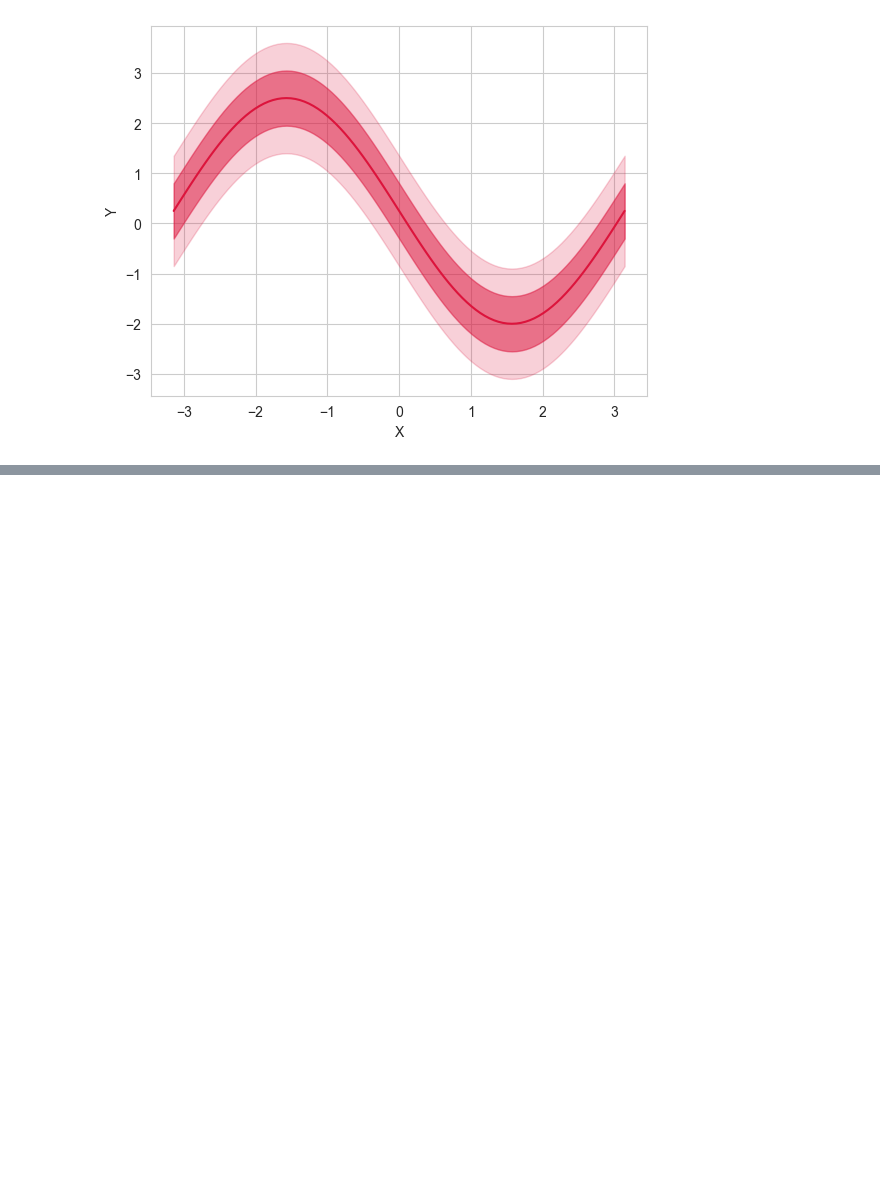
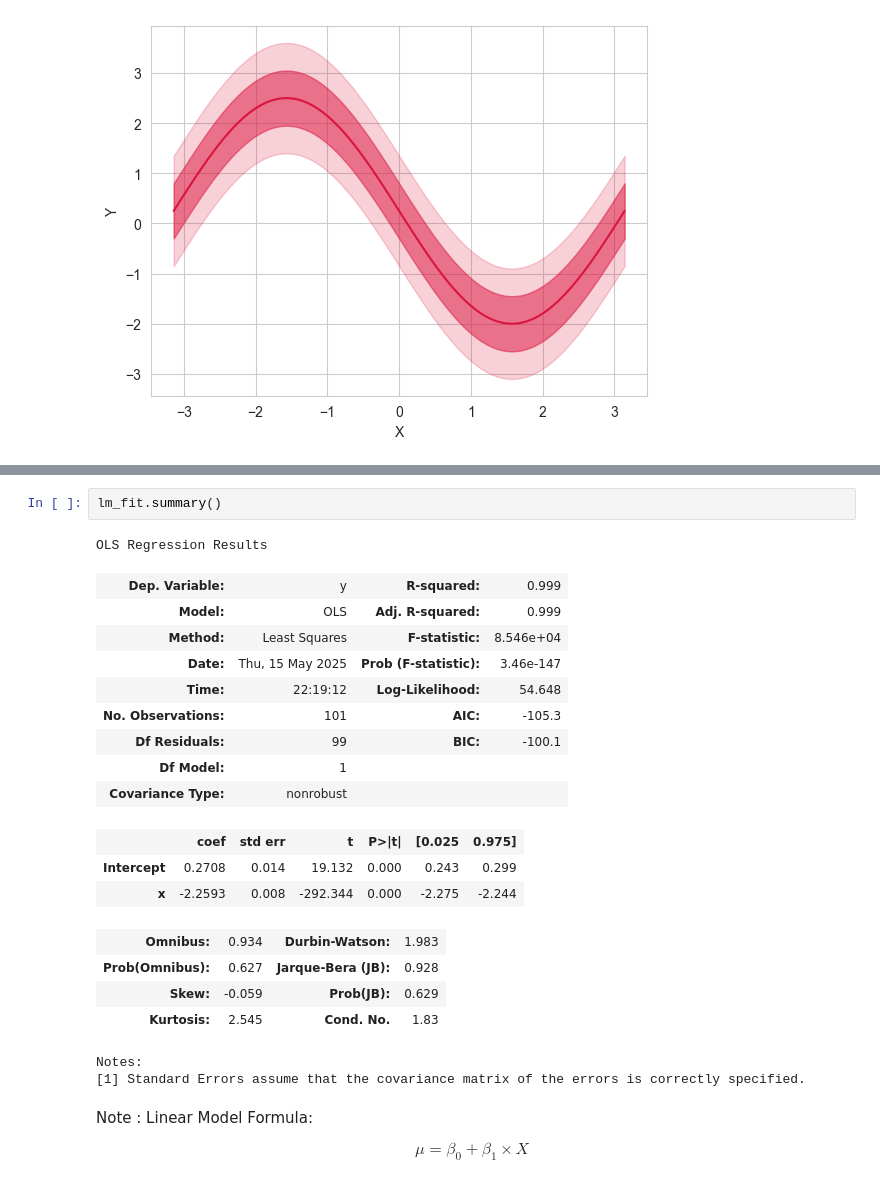
Before and after one commit to gmkumar1988/Data-Analytics-Projects, a Jupyter notebook: Linear_Model_Finance_Mastercard.ipynb, the cells around one changed output, grey strips where cells are left out. Drawn from its saved outputs; the diff is of its cells as text; blank space fills up the shorter version.

```diff
--- a/Linear_Model_Finance_Mastercard.ipynb
+++ b/Linear_Model_Finance_Mastercard.ipynb
@@ -356,0 +457,27 @@ plt.show()
+# %%
+lm_fit.summary()
+# %% [output]
+OLS Regression Results
+| Dep. Variable: | y | R-squared: | 0.999 |
+| Model: | OLS | Adj. R-squared: | 0.999 |
+| Method: | Least Squares | F-statistic: | 8.546e+04 |
+| Date: | Thu, 15 May 2025 | Prob (F-statistic): | 3.46e-147 |
+| Time: | 22:19:12 | Log-Likelihood: | 54.648 |
+| No. Observations: | 101 | AIC: | -105.3 |
+| Df Residuals: | 99 | BIC: | -100.1 |
+| Df Model: | 1 |  |  |
+| Covariance Type: | nonrobust |  |  |
+|  | coef | std err | t | P>|t| | [0.025 | 0.975] |
+| Intercept | 0.2708 | 0.014 | 19.132 | 0.000 | 0.243 | 0.299 |
+| x | -2.2593 | 0.008 | -292.344 | 0.000 | -2.275 | -2.244 |
+| Omnibus: | 0.934 | Durbin-Watson: | 1.983 |
+| Prob(Omnibus): | 0.627 | Jarque-Bera (JB): | 0.928 |
+| Skew: | -0.059 | Prob(JB): | 0.629 |
+| Kurtosis: | 2.545 | Cond. No. | 1.83 |
+Notes:
+[1] Standard Errors assume that the covariance matrix of the errors is correctly specified.
+# %% [markdown]
+Note :
+Linear Model Formula:
+
+$$\mu = \beta_0 + \beta_1 \times X $$
```
Also changed, not shown: parts of 42 cells of this notebook, 9 other files.
